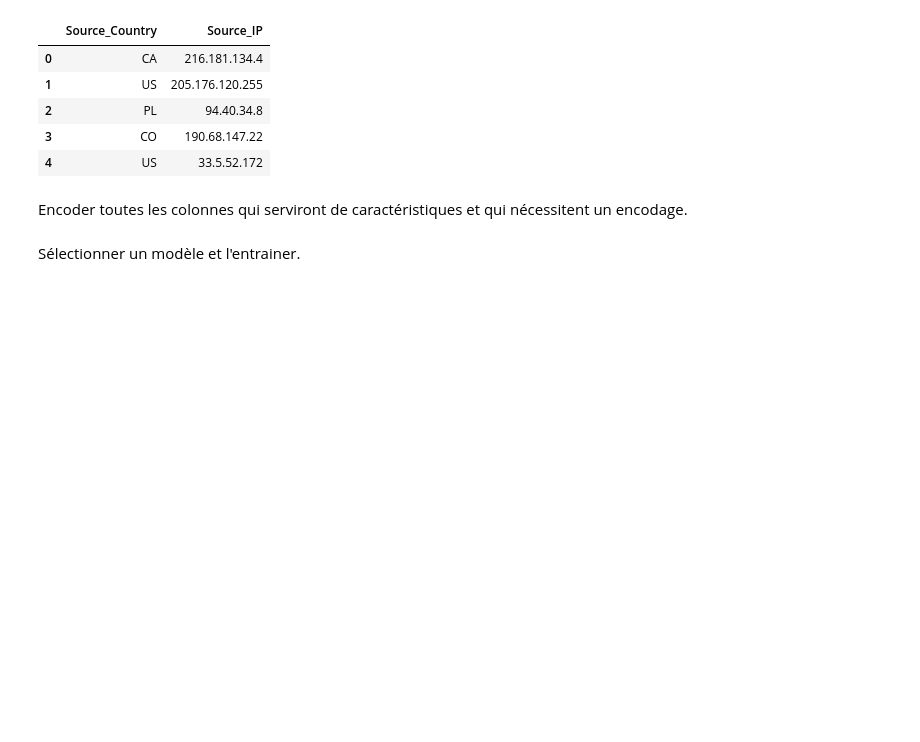
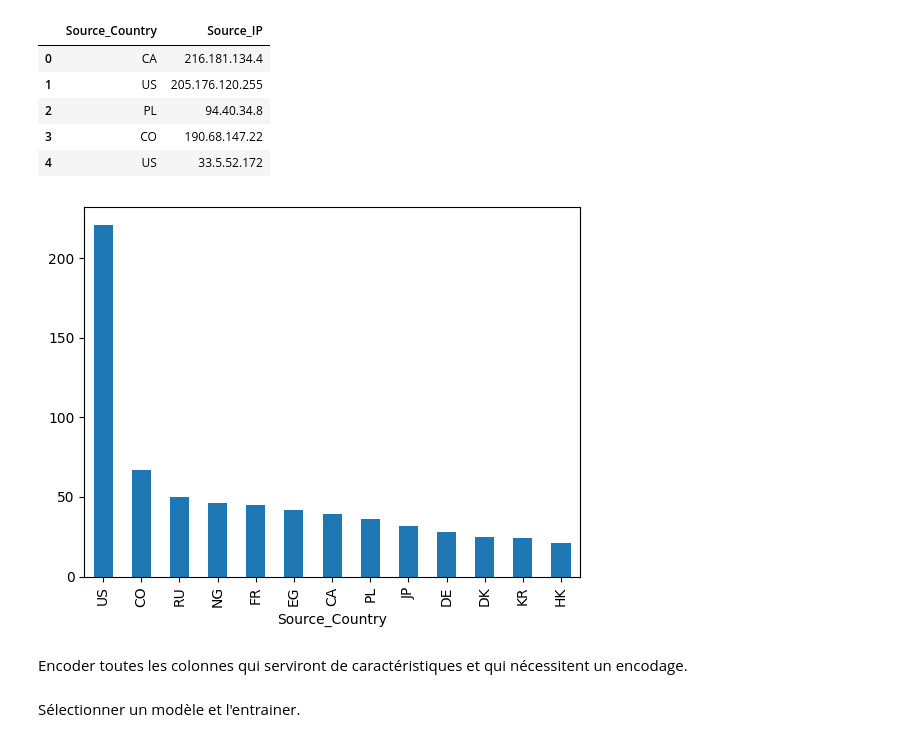
Before and after one commit to argonaultes-education/trde703-etl-auxerre-i1-2026, a Jupyter notebook: intrusion.ipynb, the cells around one changed output. Saved outputs shown, nothing was run; the diff lists cells and outputs as text; code cells hidden in the pictures; blank space fills up the shorter version.

```diff
--- a/intrusion.ipynb
+++ b/intrusion.ipynb
@@ -196,6 +196,10 @@ memory usage: 7.8 MB
 # %%
 from ipaddress import ip_address
 # %%
+
+def convert_ip_into_num_manually(ip_str):
+    ips_split = ip_str.split('.')
+
 
 def convert_ip_into_num(ip_str):
     return int(ip_address(ip_str))
@@ -203,7 +207,7 @@ def convert_ip_into_num(ip_str):
 intrusion_df['Source_IP_num'] = intrusion_df['Source_IP'].apply(convert_ip_into_num)
 
 # convertir en numérique le ip_start de dbip
-dbpip_df['ip_start_num'] = dbpip_df['ip_start'].apply(convert_ip_into_num)
+dbpip_df['ip_start_num'] = dbpip_df['ip_start'].apply(lambda x: int(ip_address(x)))
 
 # convertir en numérique le ip_end de dbip
 dbpip_df['ip_end_num'] = dbpip_df['ip_end'].apply(convert_ip_into_num)
@@ -229,5 +253,10 @@ intrusion_df[['Source_Country', 'Source_IP']].head()
 | 2 | PL | 94.40.34.8 |
 | 3 | CO | 190.68.147.22 |
 | 4 | US | 33.5.52.172 |
+# %%
+intrusion_df[intrusion_df['Intrusion'] == 1]['Source_Country'].value_counts().plot(kind='bar')
+plt.show()
+# %% [output]
+[figure, added]
 # %% [markdown]
 Encoder toutes les colonnes qui serviront de caractéristiques et qui nécessitent un encodage.
```
Also changed, not shown: parts of 5 cells of this notebook, 2 other files.
